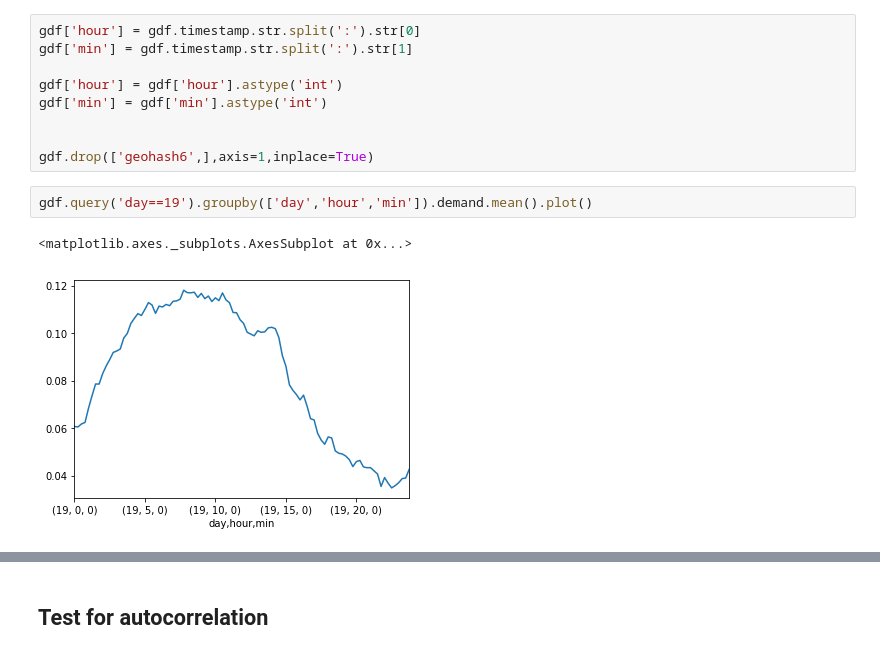
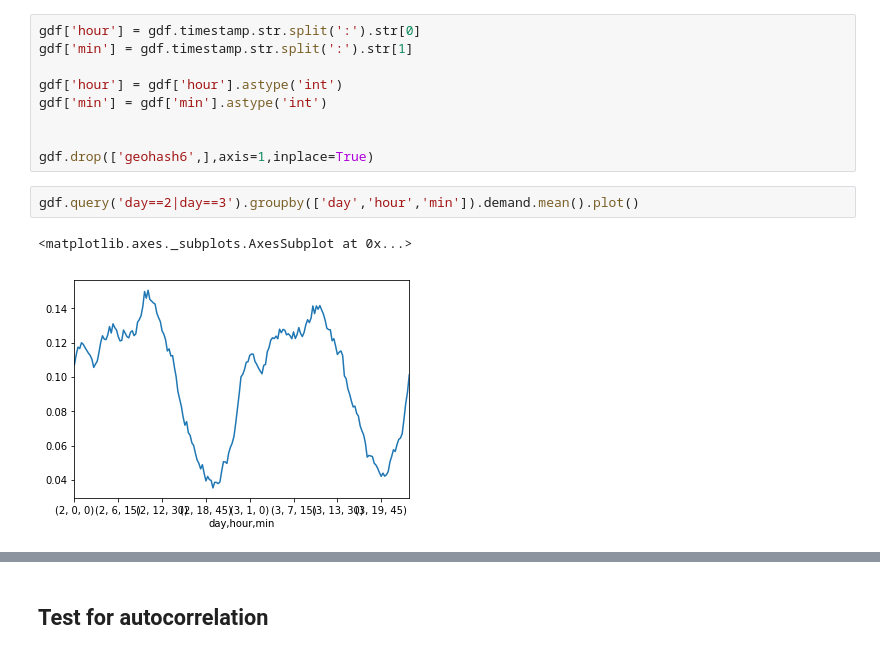
Before and after one commit to tropicalmentat/aiforsea, a Jupyter notebook: notebooks/preprocess_and_explore_timeseries.ipynb, the cells around one changed output, grey strips where cells are left out. Saved outputs shown, nothing was run; the diff lists cells and outputs as text.

```diff
--- a/notebooks/preprocess_and_explore_timeseries.ipynb
+++ b/notebooks/preprocess_and_explore_timeseries.ipynb
@@ -47,7 +47,7 @@ gdf['min'] = gdf['min'].astype('int')
 
 gdf.drop(['geohash6',],axis=1,inplace=True)
 # %%
-gdf.query('day==19').groupby(['day','hour','min']).demand.mean().plot()
+gdf.query('day==2|day==3').groupby(['day','hour','min']).demand.mean().plot()
 # %% [output]
 <matplotlib.axes._subplots.AxesSubplot at 0x...>
-[figure, old version]
+[figure, new version]
```
Also changed, not shown: parts of 7 cells of this notebook, 5 other files.
